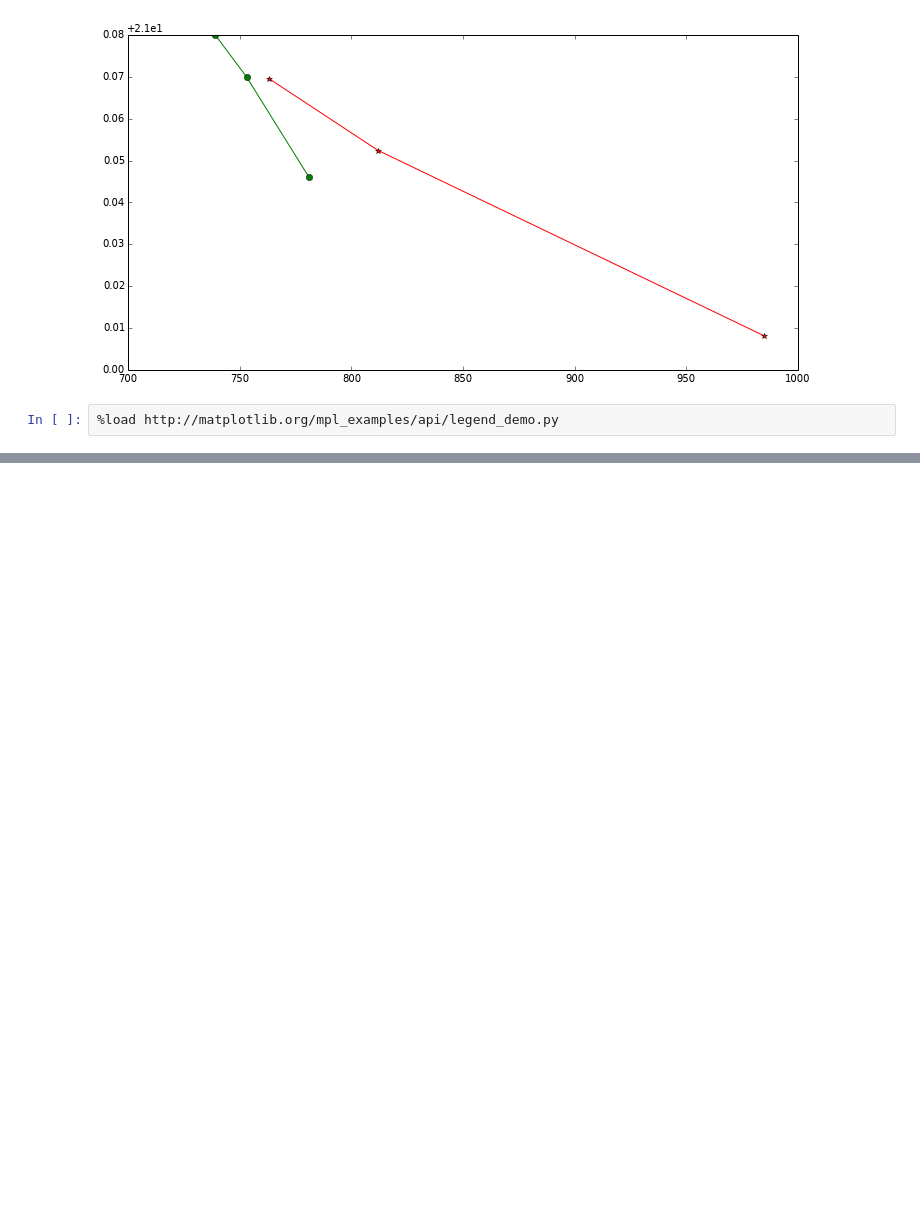
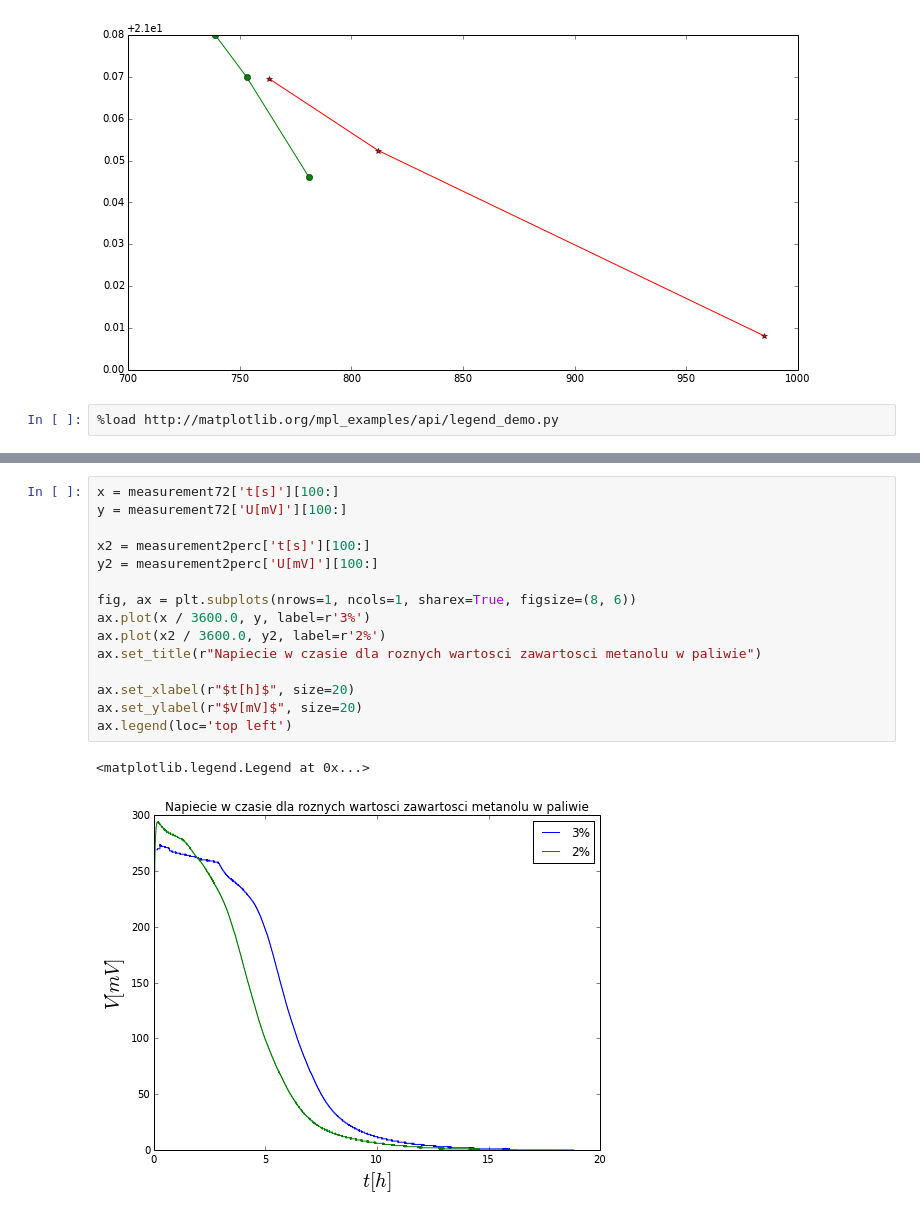
Before and after one commit to atteroTheGreatest/labfiz2, a Jupyter notebook: projekt/ogniwko.ipynb, the cells around one changed output, grey strips where cells are left out. Cells and saved outputs as stored; diff of their text form; blank space fills up the shorter version.

```diff
--- a/projekt/ogniwko.ipynb
+++ b/projekt/ogniwko.ipynb
@@ -197,0 +253,18 @@ plt.show()
+# %%
+x = measurement72['t[s]'][100:]
+y = measurement72['U[mV]'][100:]
+
+x2 = measurement2perc['t[s]'][100:]
+y2 = measurement2perc['U[mV]'][100:]
+
+fig, ax = plt.subplots(nrows=1, ncols=1, sharex=True, figsize=(8, 6))
+ax.plot(x / 3600.0, y, label=r'3%')
+ax.plot(x2 / 3600.0, y2, label=r'2%')
+ax.set_title(r"Napiecie w czasie dla roznych wartosci zawartosci metanolu w paliwie")
+
+ax.set_xlabel(r"$t[h]$", size=20)
+ax.set_ylabel(r"$V[mV]$", size=20)
+ax.legend(loc='top left')
+# %% [output]
+<matplotlib.legend.Legend at 0x...>
+[figure, added]
```
Also changed, not shown: parts of 3 cells of this notebook, 1 other file.
